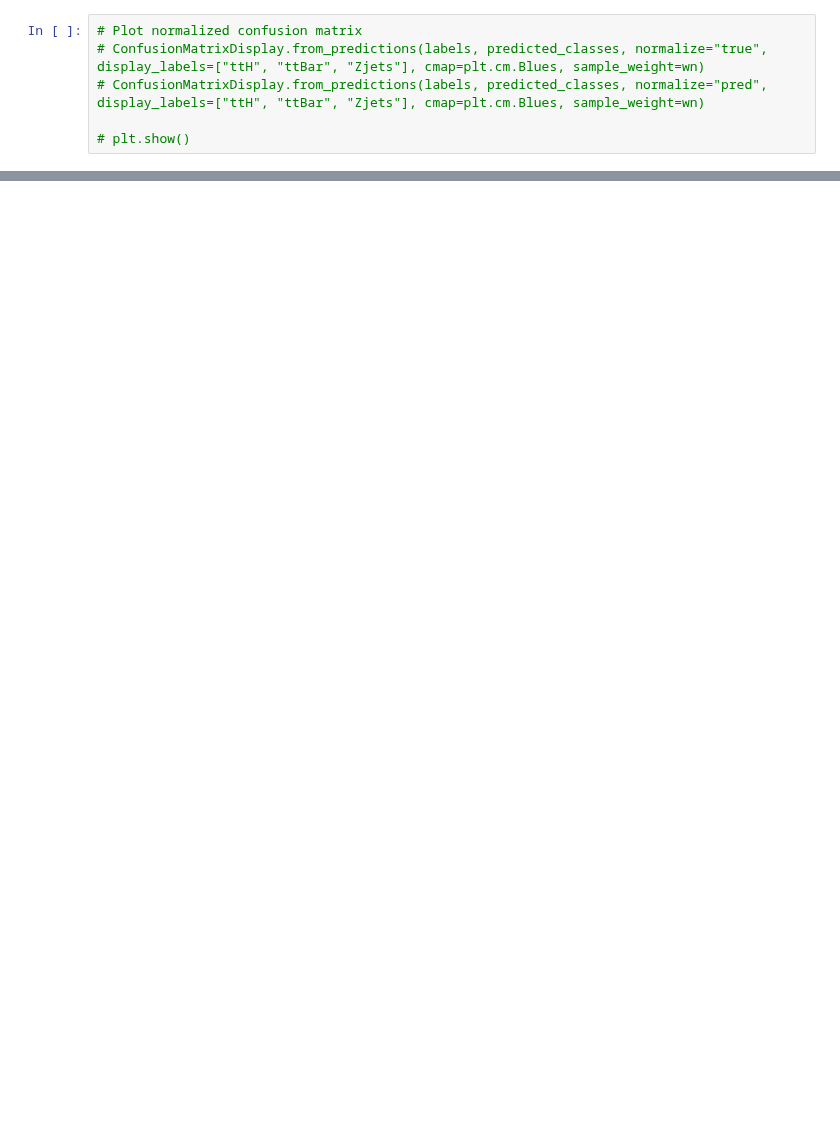
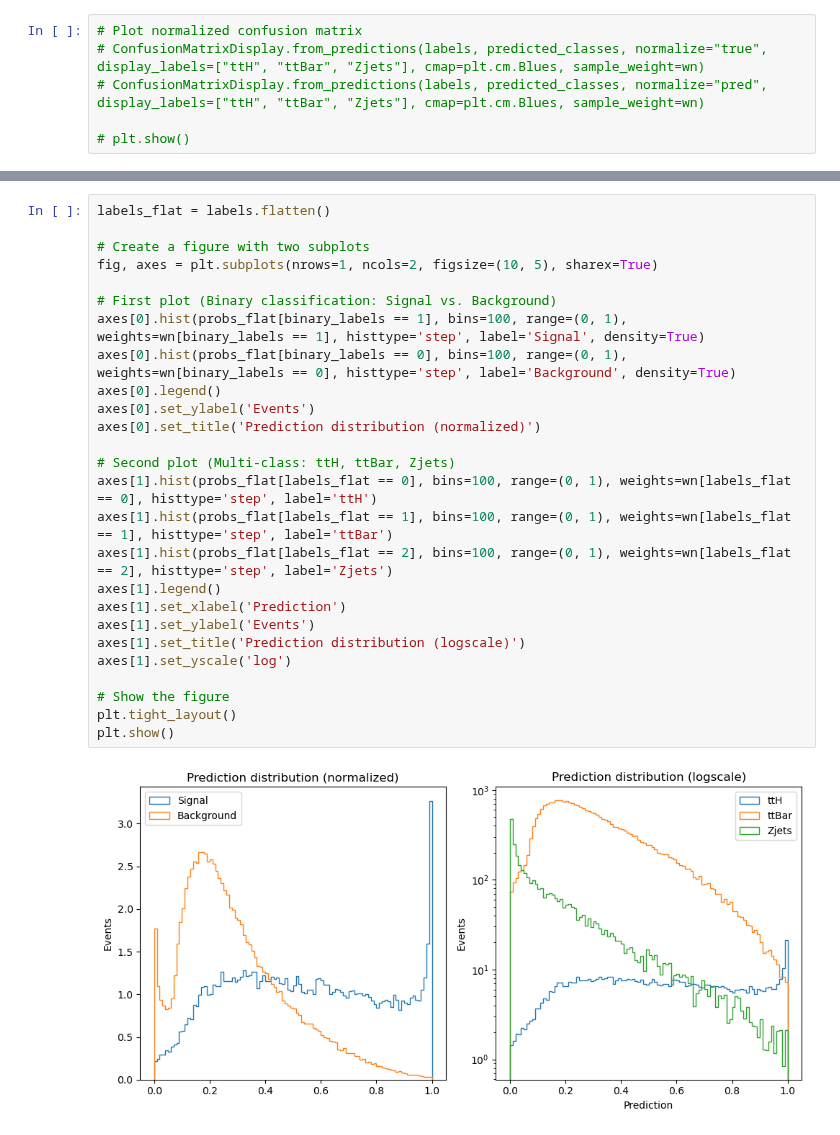
Before and after one commit to inigostibbe/msciproject, a Jupyter notebook: bristol-tth-transformer-msc_project/bristol-tth-transformer-msc_project/notebooks/training_multi.ipynb, the cells around one changed output, grey strips where cells are left out. Cells and saved outputs as stored; diff of their text form; blank space fills up the shorter version.

```diff
--- a/bristol-tth-transformer-msc_project/bristol-tth-transformer-msc_project/notebooks/training_multi.ipynb
+++ b/bristol-tth-transformer-msc_project/bristol-tth-transformer-msc_project/notebooks/training_multi.ipynb
@@ -539,0 +612,28 @@ plt.show()
+# %%
+labels_flat = labels.flatten()
+
+# Create a figure with two subplots
+fig, axes = plt.subplots(nrows=1, ncols=2, figsize=(10, 5), sharex=True)
+
+# First plot (Binary classification: Signal vs. Background)
+axes[0].hist(probs_flat[binary_labels == 1], bins=100, range=(0, 1), weights=wn[binary_labels == 1], histtype='step', label='Signal', density=True)
+axes[0].hist(probs_flat[binary_labels == 0], bins=100, range=(0, 1), weights=wn[binary_labels == 0], histtype='step', label='Background', density=True)
+axes[0].legend()
+axes[0].set_ylabel('Events')
+axes[0].set_title('Prediction distribution (normalized)')
+
+# Second plot (Multi-class: ttH, ttBar, Zjets)
+axes[1].hist(probs_flat[labels_flat == 0], bins=100, range=(0, 1), weights=wn[labels_flat == 0], histtype='step', label='ttH')
+axes[1].hist(probs_flat[labels_flat == 1], bins=100, range=(0, 1), weights=wn[labels_flat == 1], histtype='step', label='ttBar')
+axes[1].hist(probs_flat[labels_flat == 2], bins=100, range=(0, 1), weights=wn[labels_flat == 2], histtype='step', label='Zjets')
+axes[1].legend()
+axes[1].set_xlabel('Prediction')
+axes[1].set_ylabel('Events')
+axes[1].set_title('Prediction distribution (logscale)')
+axes[1].set_yscale('log')
+
+# Show the figure
+plt.tight_layout()
+plt.show()
+# %% [output]
+[figure, added]
```
Also changed, not shown: parts of 8 cells of this notebook, 18 other files.
